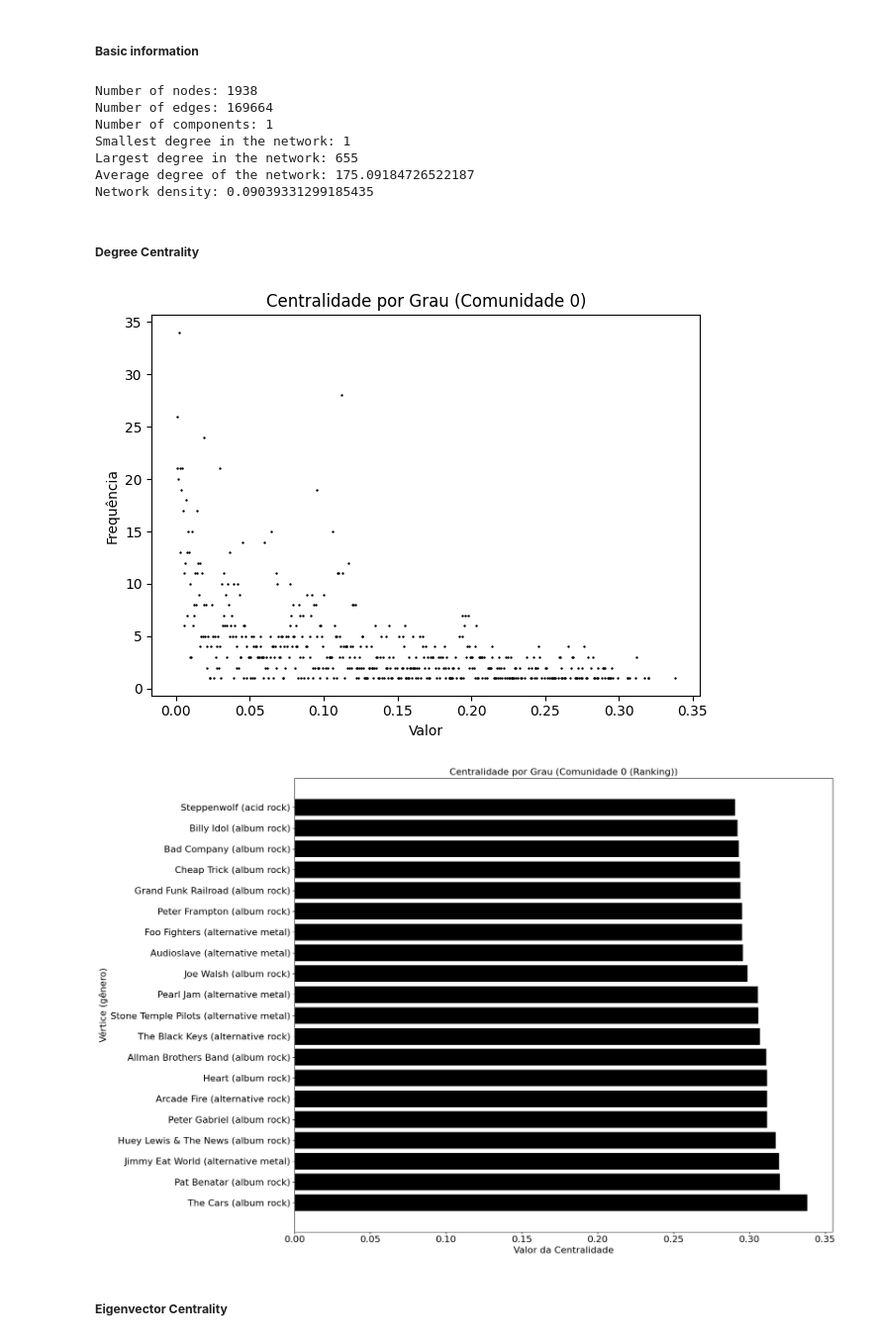
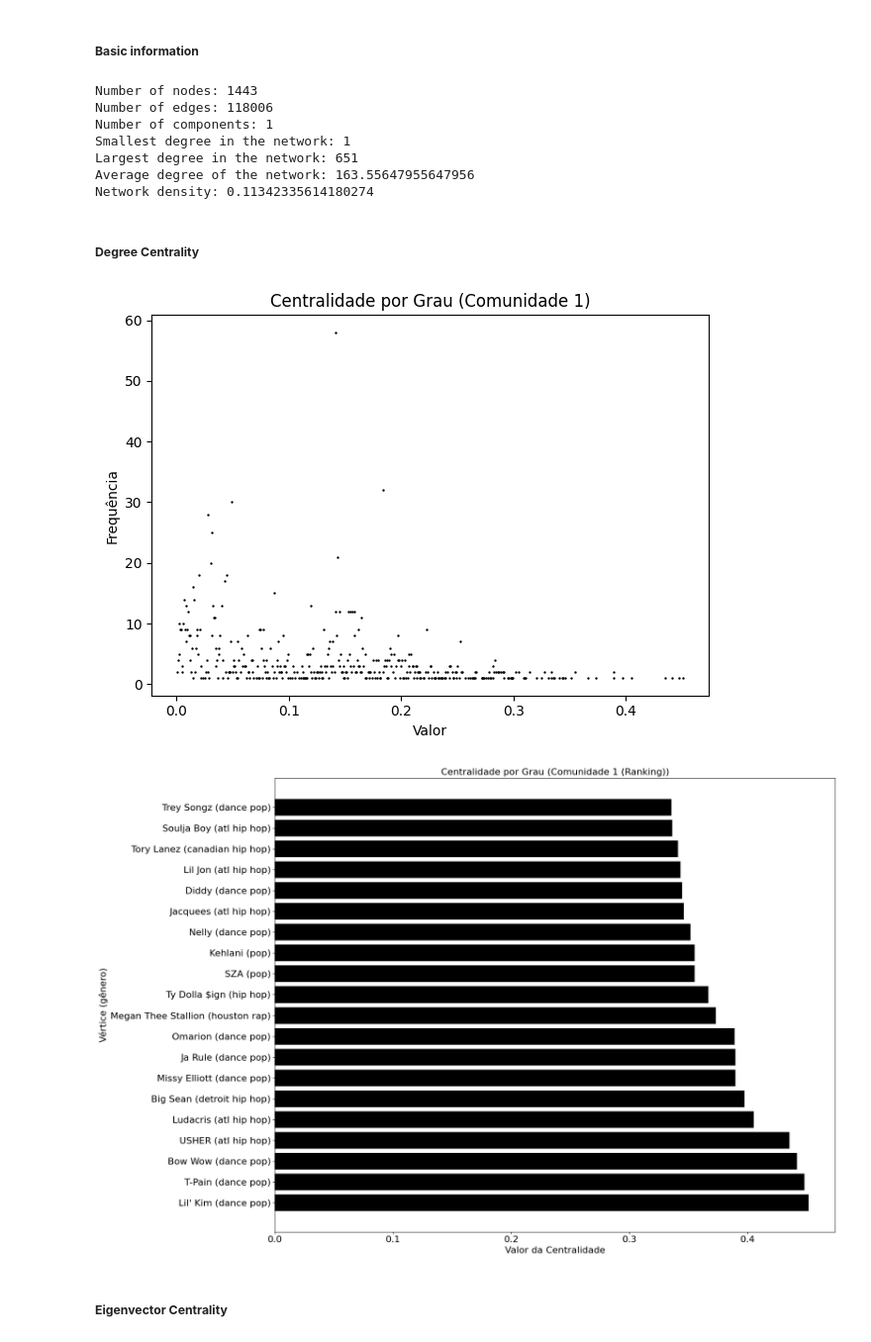
Before and after one commit to anamachadoc/UFSJ_Redes_Complexas_Trabalho_Final, a Jupyter notebook: code/analyzing_network_from_Stronger_Connections_Recommender.ipynb, the cells around one changed output. Shown at 99% size. Saved outputs shown, nothing was run; the diff lists cells and outputs as text; code cells hidden in the pictures.

```diff
--- a/code/analyzing_network_from_Stronger_Connections_Recommender.ipynb
+++ b/code/analyzing_network_from_Stronger_Connections_Recommender.ipynb
@@ -183,28 +183,28 @@ def create_newtok_based_on_a_community(graph, nodes_community):
 # %%
-number_community = 0
+number_community = 1
 nodes_community = list(sorted_louvain_communities[number_community])
-G_Community_0 = create_newtok_based_on_a_community(G, nodes_community)
+G_Community_1 = create_newtok_based_on_a_community(G, nodes_community)
 # %% [markdown]
 ##### **Basic information**
 # %%
-printBasicInformation(G_Community_0)
+printBasicInformation(G_Community_1)
 # %% [output]
-Number of nodes: 1938
-Number of edges: 169664
+Number of nodes: 1443
+Number of edges: 118006
 Number of components: 1
 Smallest degree in the network: 1
-Largest degree in the network: 655
-Average degree of the network: 175.09184726522187
-Network density: 0.09039331299185435
+Largest degree in the network: 651
+Average degree of the network: 163.55647955647956
+Network density: 0.11342335614180274
 # %% [markdown]
 ##### **Degree Centrality**
 # %%
-degree_centrality = G_Community_0.get_degree_centrality()
+degree_centrality = G_Community_1.get_degree_centrality()
 analysis_centrality = Graphics.create_graphic_centrality(data=degree_centrality, title=f'Centralidade por Grau (Comunidade {number_community})', name_network=f'{name_network}_community_{number_community}')
 Graphics.create_ranking_centrality(centrality=degree_centrality, graph=G, title=f'Centralidade por Grau (Comunidade {number_community} (Ranking))', name_network=f'{name_network}_community_{number_community}', label='genre')
 # %% [output]
-[figure, old version]
+[figure, new version]
-[figure, old version]
+[figure, new version]
 # %% [markdown]
 ##### **Eigenvector Centrality**
 # %%
```
Also changed, not shown: parts of 4 cells of this notebook, 19 other files.
